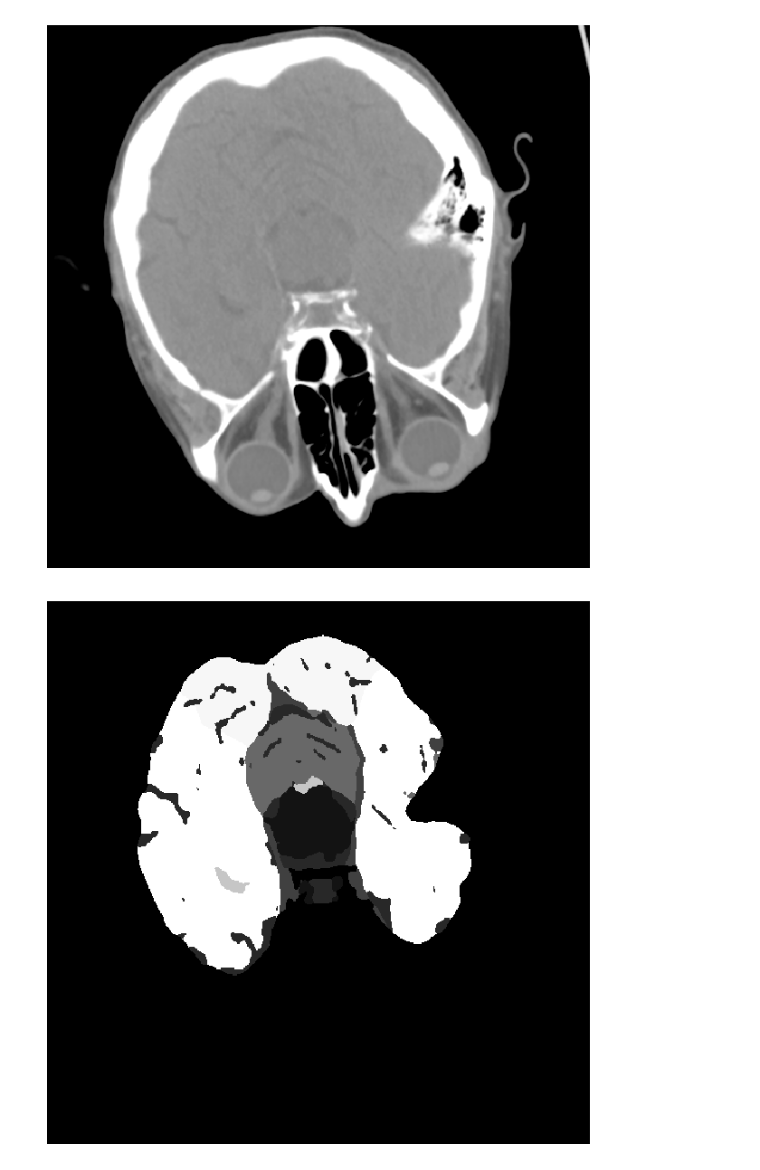
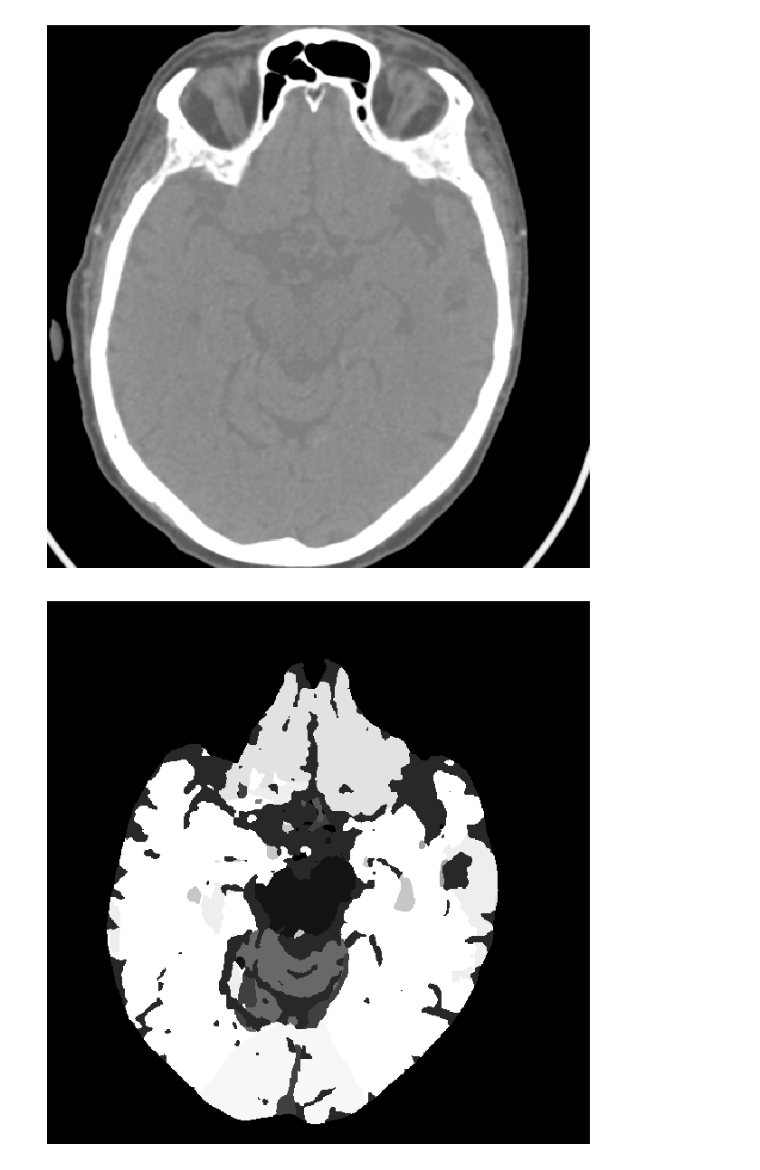
Before and after one commit to AngieNicole-Hernandez/HeadCTSegmentation, a Jupyter notebook: nii_gz_CT_viewer.ipynb, the cells around one changed output. Saved outputs shown, nothing was run; the diff lists cells and outputs as text; code cells hidden in the pictures.

```diff
--- a/nii_gz_CT_viewer.ipynb
+++ b/nii_gz_CT_viewer.ipynb
@@ -26,15 +6,15 @@ Note: you may need to restart the kernel to use updated packages.
 # %%
 # read in image using SimpleITK (included with platipy)
-img = sitk.ReadImage(r"C:\Users\rtgcm\Documents\Nicole_documents\o-s_hs_repos\HeadCTSegmentation-master\image_data_predict\1.nii.gz")
+img = sitk.ReadImage(r"/home/tutkijat/Documents/repos/tmp-muscle-seg/HeadCTSegmentation/results_folder/05_15_08_15_48_MODEL_PREDICT/Image_54.nii.gz")
 
 vis = ImageVisualiser(img, axis="z", cut=15, figure_size_in=6) #max cut 43
 fig = vis.show()
 # %% [output]
-[figure, old version]
+[figure, new version]
 # %%
-img = sitk.ReadImage(r"C:\Users\rtgcm\Documents\Nicole_documents\o-s_hs_repos\HeadCTSegmentation-master\results_folder\07_25_15_22_47_MODEL_PREDICT\prediction_1.nii.gz")
+img = sitk.ReadImage(r"/home/tutkijat/Documents/repos/tmp-muscle-seg/HeadCTSegmentation/results_folder/05_15_08_15_48_MODEL_PREDICT/Prediction_54.nii.gz")
 
 vis = ImageVisualiser(img, axis="z", cut=15, figure_size_in=6)
 fig = vis.show()
 # %% [output]
-[figure, old version]
+[figure, new version]
```
Also changed, not shown: parts of 2 cells of this notebook, 1 other file.
